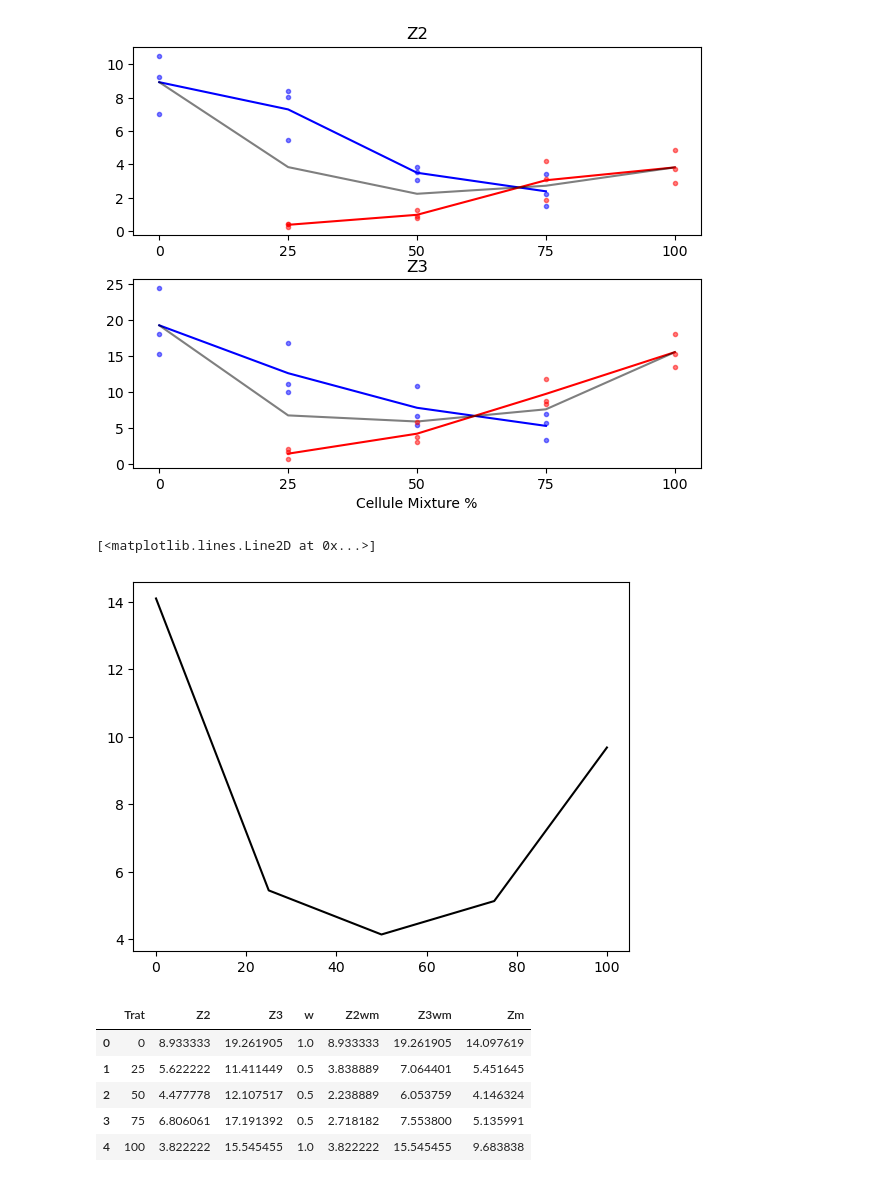
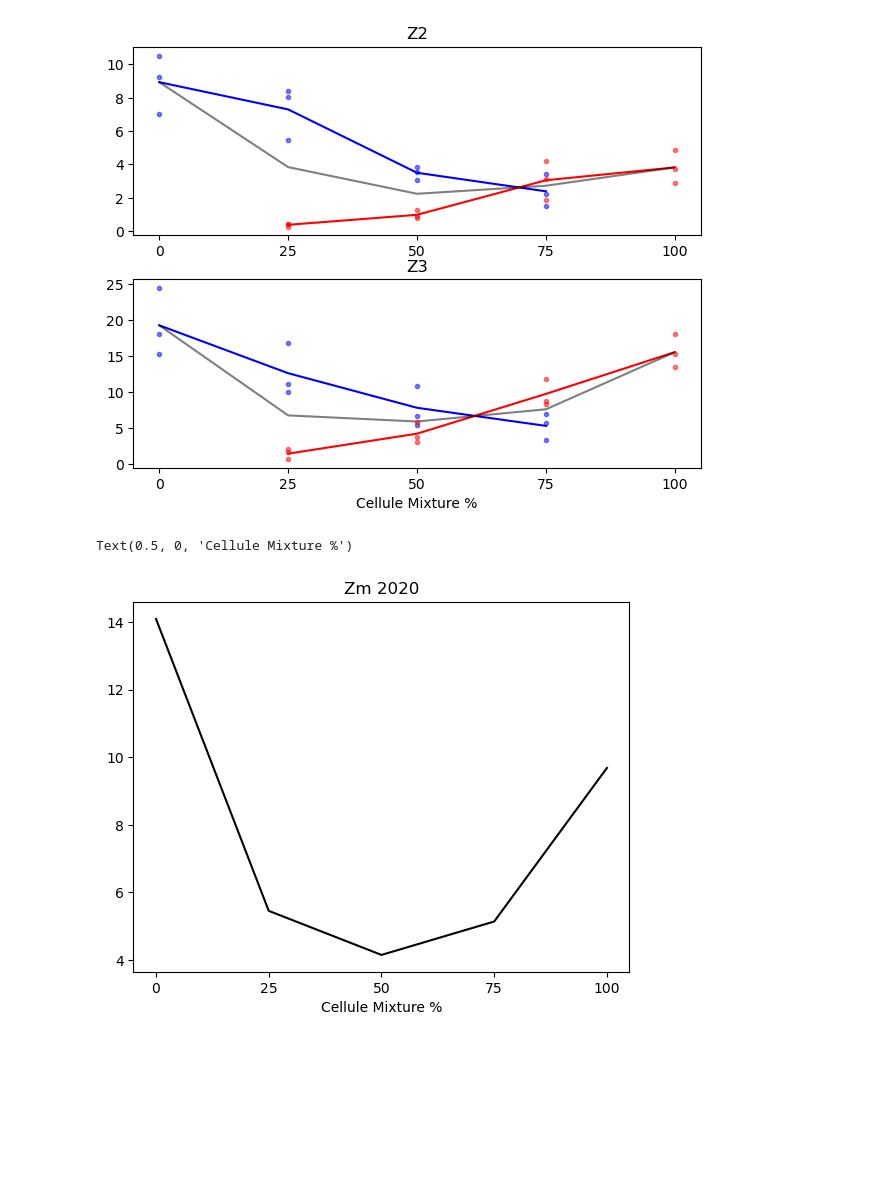
Before and after one commit to ThisSimm0nds/cultivar_mixture_modelling, a Jupyter notebook: Exploitative_data_analysis_v3.ipynb, the cells around one changed output. Cells and saved outputs as stored; diff of their text form; code cells hidden in the pictures; blank space fills up the shorter version.

```diff
--- a/Exploitative_data_analysis_v3.ipynb
+++ b/Exploitative_data_analysis_v3.ipynb
@@ -192,17 +192,11 @@ cmd20_mean_cultivar['Zm'] = cmd20_mean_cultivar.loc[:,('Z2wm','Z3wm')].mean(axis
 cmd20_mean_cultivar.drop('Cultivar', axis = 1 , inplace = True)
 # %%
 g = cmd20_mean_cultivar.groupby('Trat',as_index = False).mean()
-# %%
-plt.plot(g['Trat'], g['Zm'], color = 'Black')
-# %% [output]
-[<matplotlib.lines.Line2D at 0x...>]
-[figure, removed]
-# %%
-g
-# %% [output]
-|  | Trat | Z2 | Z3 | w | Z2wm | Z3wm | Zm |
-| 0 | 0 | 8.933333 | 19.261905 | 1.0 | 8.933333 | 19.261905 | 14.097619 |
-| 1 | 25 | 5.622222 | 11.411449 | 0.5 | 3.838889 | 7.064401 | 5.451645 |
-| 2 | 50 | 4.477778 | 12.107517 | 0.5 | 2.238889 | 6.053759 | 4.146324 |
-| 3 | 75 | 6.806061 | 17.191392 | 0.5 | 2.718182 | 7.553800 | 5.135991 |
-| 4 | 100 | 3.822222 | 15.545455 | 1.0 | 3.822222 | 15.545455 | 9.683838 |
+# %%
+plt.plot(g['Trat'], g['Zm'], color = 'Black')
+plt.title("Zm 2020")
+plt.xticks(ticks)
+plt.xlabel("Cellule Mixture %")
+# %% [output]
+Text(0.5, 0, 'Cellule Mixture %')
+[figure, added]
```
Also changed, not shown: parts of 1 cell of this notebook.
